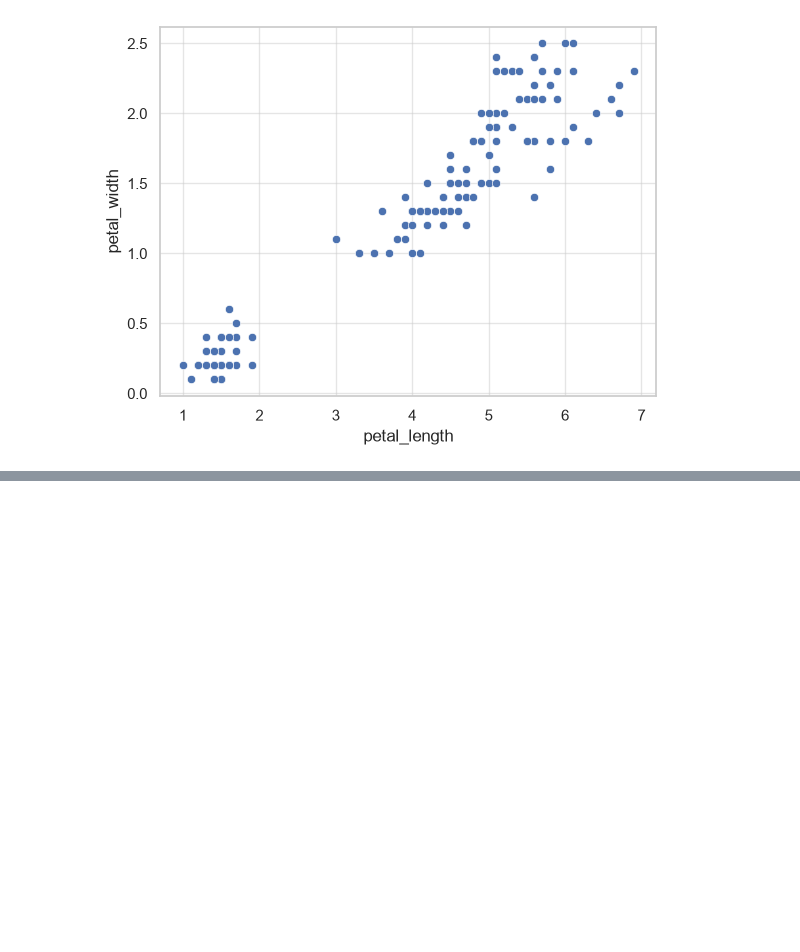
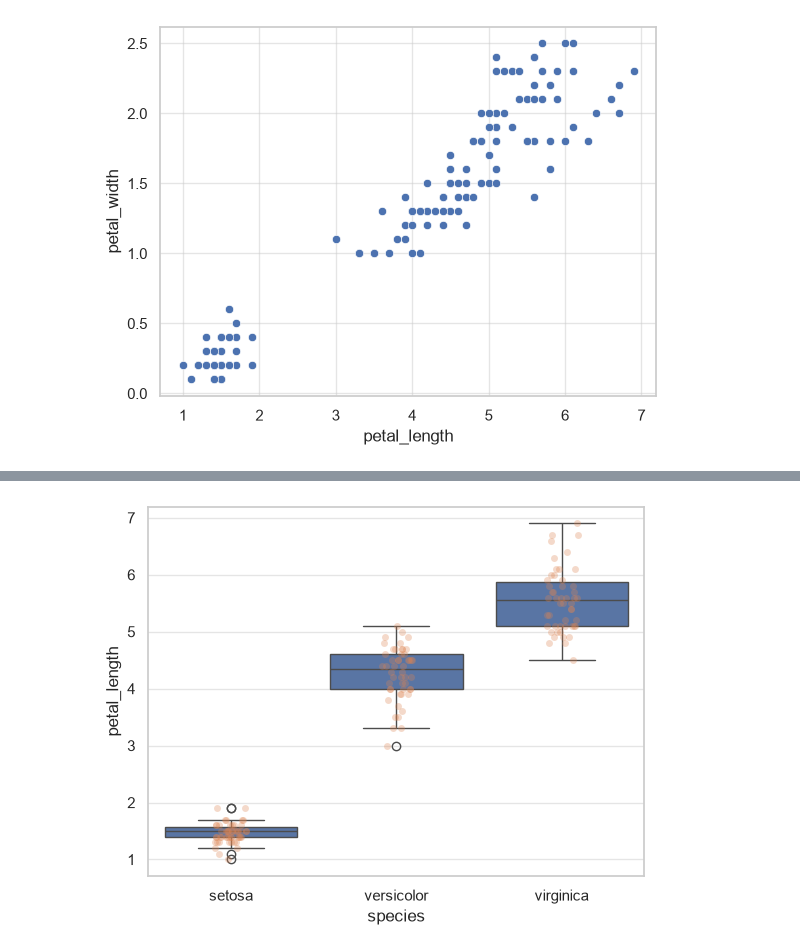
Before and after one commit to eddie1031/2026_SKP_005, a Jupyter notebook: visualization_exp_1.ipynb, the cells around one changed output, grey strips where cells are left out. Cells and saved outputs as stored; diff of their text form; code cells hidden in the pictures; blank space fills up the shorter version.

```diff
--- a/visualization_exp_1.ipynb
+++ b/visualization_exp_1.ipynb
@@ -317,0 +381,18 @@ plt.show()
+# %%
+ax = sns.boxplot(
+    data=df,
+    x='species',
+    y='petal_length'
+)
+
+sns.stripplot(
+    data=df,
+    x='species',
+    y='petal_length',
+    alpha=0.3,
+    ax=ax,
+)
+
+plt.show()
+# %% [output]
+[figure, added]
```
Also changed, not shown: parts of 17 cells of this notebook.
